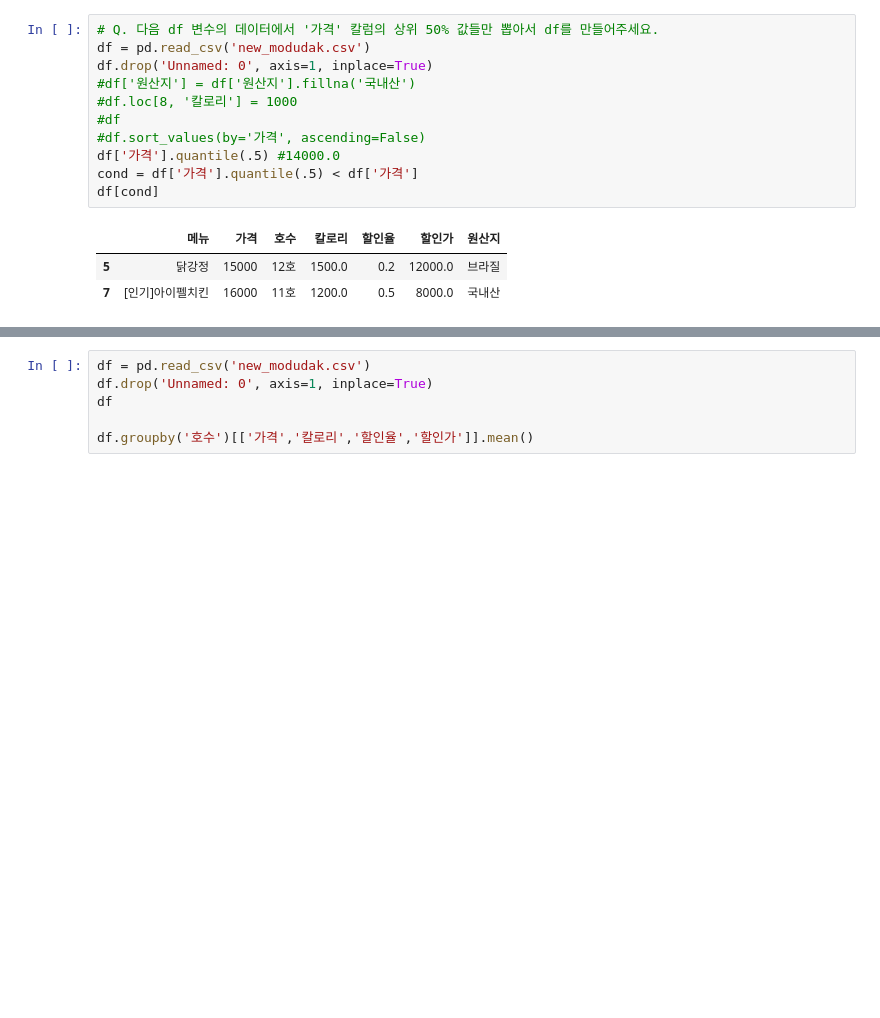
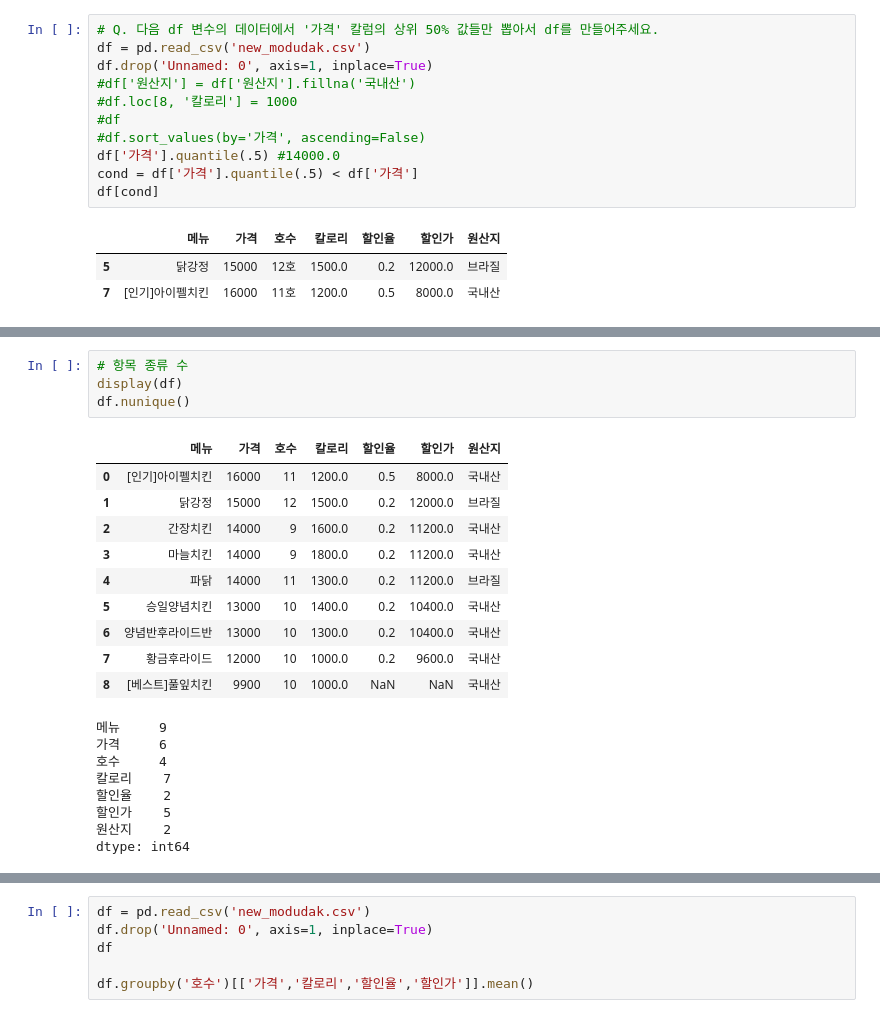
Before and after one commit to lys678/AIFFEL_Online_Quest, a Jupyter notebook: ML_With_Python/머신러닝_기초_노드3_판다스.ipynb, the cells around one changed output, grey strips where cells are left out. Saved outputs shown, nothing was run; the diff lists cells and outputs as text; blank space fills up the shorter version.

```diff
--- a/ML_With_Python/머신러닝_기초_노드3_판다스.ipynb
+++ b/ML_With_Python/머신러닝_기초_노드3_판다스.ipynb
@@ -376,0 +444,23 @@ df[cond]
+# %%
+# 항목 종류 수
+display(df)
+df.nunique()
+# %% [output]
+|  | 메뉴 | 가격 | 호수 | 칼로리 | 할인율 | 할인가 | 원산지 |
+| 0 | [인기]아이펠치킨 | 16000 | 11 | 1200.0 | 0.5 | 8000.0 | 국내산 |
+| 1 | 닭강정 | 15000 | 12 | 1500.0 | 0.2 | 12000.0 | 브라질 |
+| 2 | 간장치킨 | 14000 | 9 | 1600.0 | 0.2 | 11200.0 | 국내산 |
+| 3 | 마늘치킨 | 14000 | 9 | 1800.0 | 0.2 | 11200.0 | 국내산 |
+| 4 | 파닭 | 14000 | 11 | 1300.0 | 0.2 | 11200.0 | 브라질 |
+| 5 | 승일양념치킨 | 13000 | 10 | 1400.0 | 0.2 | 10400.0 | 국내산 |
+| 6 | 양념반후라이드반 | 13000 | 10 | 1300.0 | 0.2 | 10400.0 | 국내산 |
+| 7 | 황금후라이드 | 12000 | 10 | 1000.0 | 0.2 | 9600.0 | 국내산 |
+| 8 | [베스트]풀잎치킨 | 9900 | 10 | 1000.0 | NaN | NaN | 국내산 |
+메뉴     9
+가격     6
+호수     4
+칼로리    7
+할인율    2
+할인가    5
+원산지    2
+dtype: int64
```
Also changed, not shown: parts of 9 cells of this notebook.
